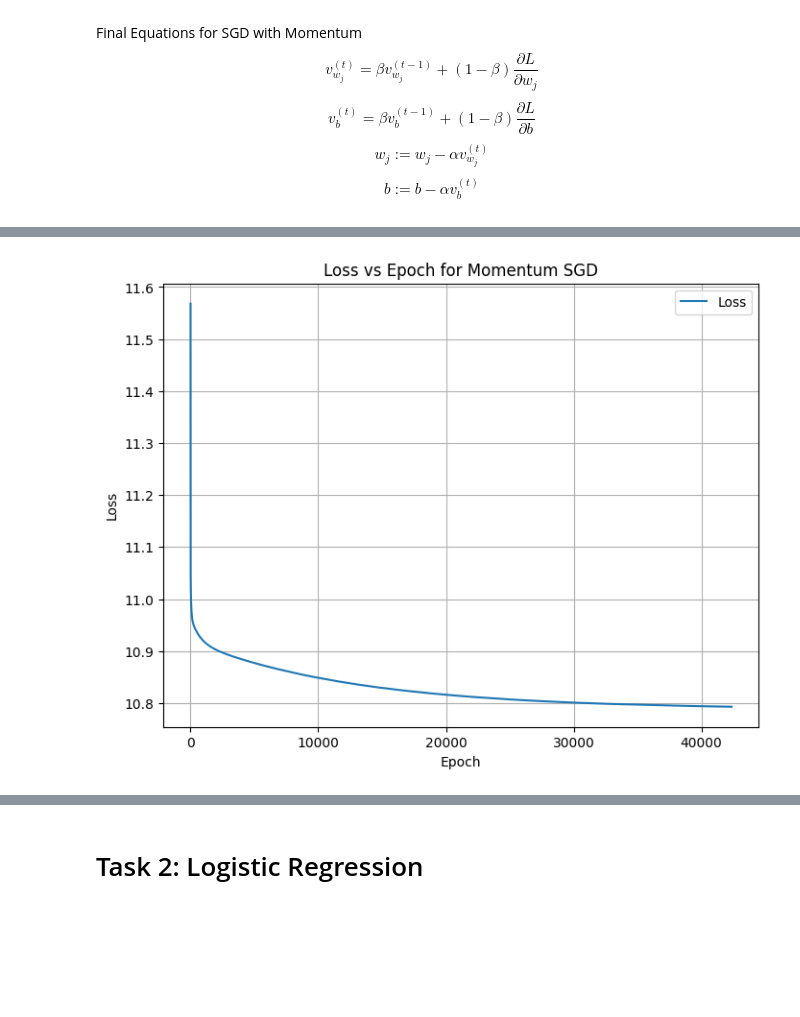
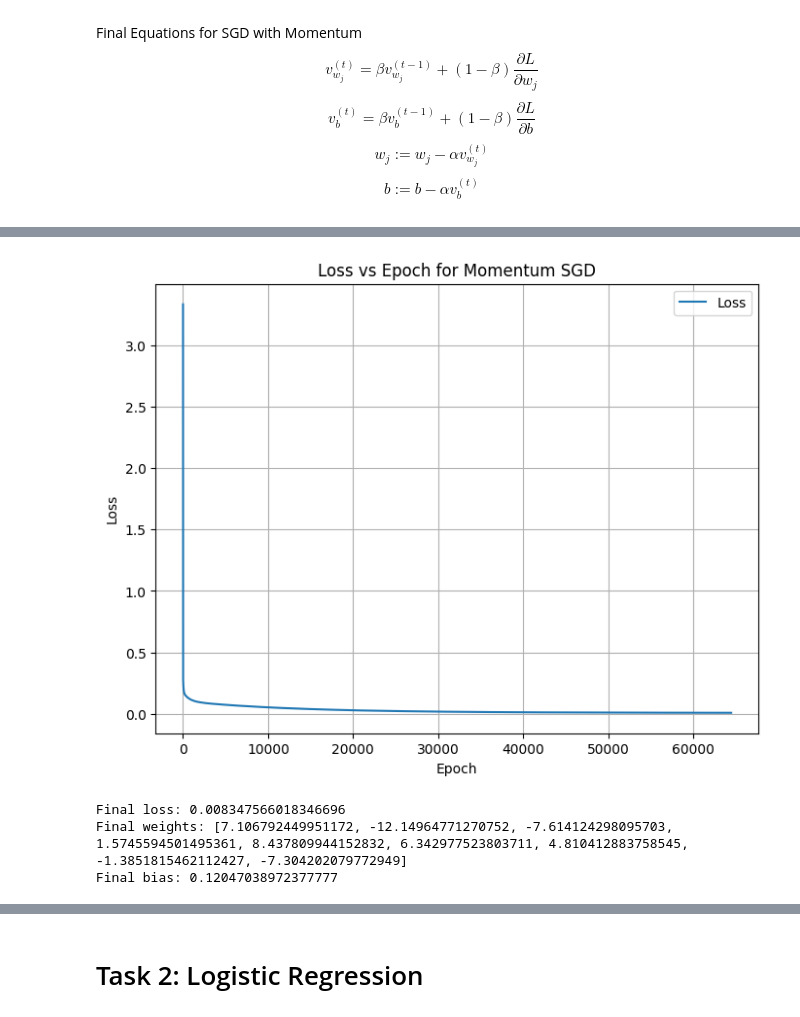
Before and after one commit to Zeudon/CS-GY-6613-Artificial-Intelligence, a Jupyter notebook: eng-ai-agents/assignments/assignment-1/02-assignment-1b.ipynb, the cells around one changed output, grey strips where cells are left out. Saved outputs shown, nothing was run; the diff lists cells and outputs as text; code cells hidden in the pictures; blank space fills up the shorter version.

```diff
--- a/eng-ai-agents/assignments/assignment-1/02-assignment-1b.ipynb
+++ b/eng-ai-agents/assignments/assignment-1/02-assignment-1b.ipynb
@@ -80,7 +80,7 @@ weights = torch.randn(degree, requires_grad=True)
 bias = torch.randn(1, requires_grad=True)
 
 learning_rate = 0.01
-epochs = 200000
+epochs = 250000
 loss_threshold = 1e-10
 losses = []
 regularization_lambda = 0.01
@@ -266,7 +266,7 @@ for epoch in range(epochs):
         x_i = x_train_poly[i]
         y_i = y_train[i]
         y_pred = (x_i @ w) + b
-        loss = mse_with_l2_regularization(y_pred, y_i, regularization_lambda, weights)
+        loss = mse(y_pred, y_i)
         epoch_loss += loss.item()
         loss.backward()
 
@@ -302 +302,10 @@ Converged at epoch 42371 due to small loss improvement
-[figure, old version]
+[figure, new version]
+# %%
+# Final model parameters
+print(f'Final loss: {losses[-1]}')
+print(f'Final weights: {w.detach().tolist()}')
+print(f'Final bias: {b.item()}')
+# %% [output]
+Final loss: 0.008347566018346696
+Final weights: [7.106792449951172, -12.14964771270752, -7.614124298095703, 1.5745594501495361, 8.437809944152832, 6.342977523803711, 4.810412883758545, -1.3851815462112427, -7.304202079772949]
+Final bias: 0.12047038972377777
```
Also changed, not shown: parts of 9 cells of this notebook.
